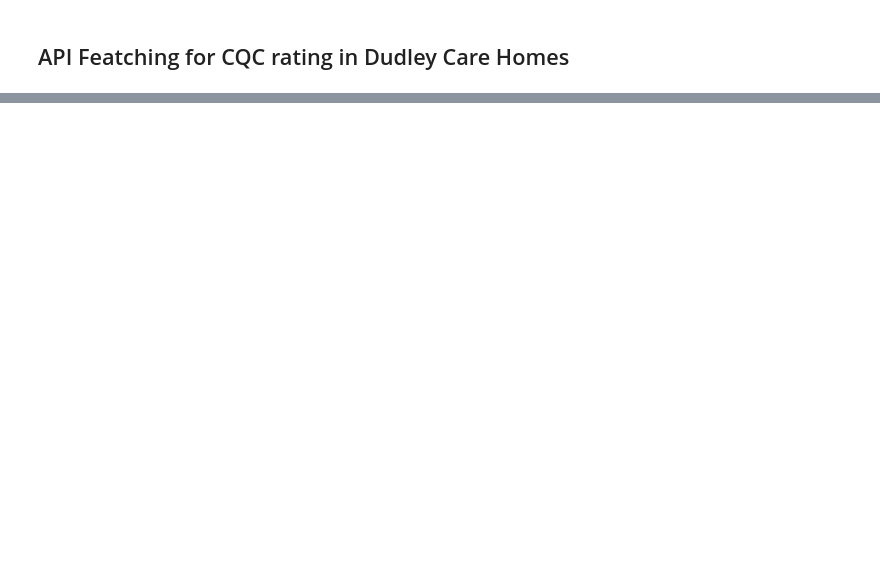
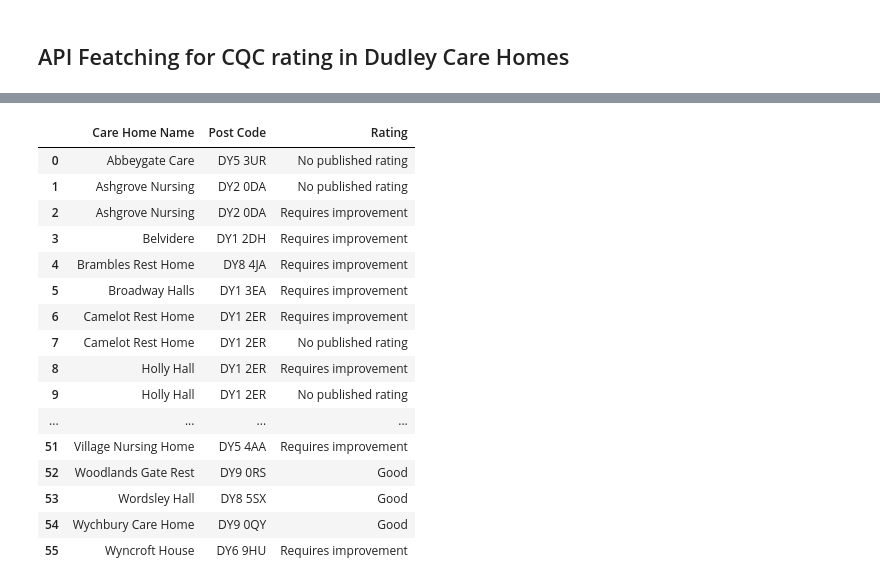
Before and after one commit to drchid1/Project-3-Care-Home-Team-5, a Jupyter notebook: code/CQCRating.ipynb, the cells around one changed output, grey strips where cells are left out. Cells and saved outputs as stored; diff of their text form; code cells hidden in the pictures; blank space fills up the shorter version.

```diff
--- a/code/CQCRating.ipynb
+++ b/code/CQCRating.ipynb
@@ -103,0 +163,8 @@ Care Home: Abbeygate Care Centre, Postal Code: DY5 3UR
+# %%
+
+# Load the CSV file
+file_path = "C:/Users/reach/Documents/Class/Project 3/Project-3-Care-Home-Team-5/data/nhomes_cleaned_coordinates.csv"
+nhomes_df = pd.read_csv(file_path)
+
+# Display the first few rows of the DataFrame to understand its structure
+nhomes_df.head()
@@ -103,0 +178,30 @@ Care Home: Abbeygate Care Centre, Postal Code: DY5 3UR
+# %%
+# Filter for postal codes starting with 'DY'
+dy_nh_df = nhomes_df[nhomes_df['Post Code'].str.startswith('DY', na=False)].copy()
+
+# Correct way to ensure changes are made directly in the DataFrame
+dy_nh_df.loc[:, 'Post Code'] = dy_nh_df['Post Code'].str.strip()
+
+# Merge the DataFrames based on postal codes starting with 'DY'
+matched_df = pd.merge(dy_nh_df, ratings_df, left_on='Post Code', right_on='Postal Code', how='inner')
+
+# Display the merged DataFrame with matched ratings
+matched_df[['Care Home Name', 'Post Code', 'Rating']]
+# %% [output]
+|  | Care Home Name | Post Code | Rating |
+| 0 | Abbeygate Care | DY5 3UR | No published rating |
+| 1 | Ashgrove Nursing | DY2 0DA | No published rating |
+| 2 | Ashgrove Nursing | DY2 0DA | Requires improvement |
+| 3 | Belvidere | DY1 2DH | Requires improvement |
+| 4 | Brambles Rest Home | DY8 4JA | Requires improvement |
+| 5 | Broadway Halls | DY1 3EA | Requires improvement |
+| 6 | Camelot Rest Home | DY1 2ER | Requires improvement |
+| 7 | Camelot Rest Home | DY1 2ER | No published rating |
+| 8 | Holly Hall | DY1 2ER | Requires improvement |
+| 9 | Holly Hall | DY1 2ER | No published rating |
+| ... | ... | ... | ... |
+| 51 | Village Nursing Home | DY5 4AA | Requires improvement |
+| 52 | Woodlands Gate Rest | DY9 0RS | Good |
+| 53 | Wordsley Hall | DY8 5SX | Good |
+| 54 | Wychbury Care Home | DY9 0QY | Good |
+| 55 | Wyncroft House | DY6 9HU | Requires improvement |
```
Also changed, not shown: parts of 6 cells of this notebook, 1 other file.
